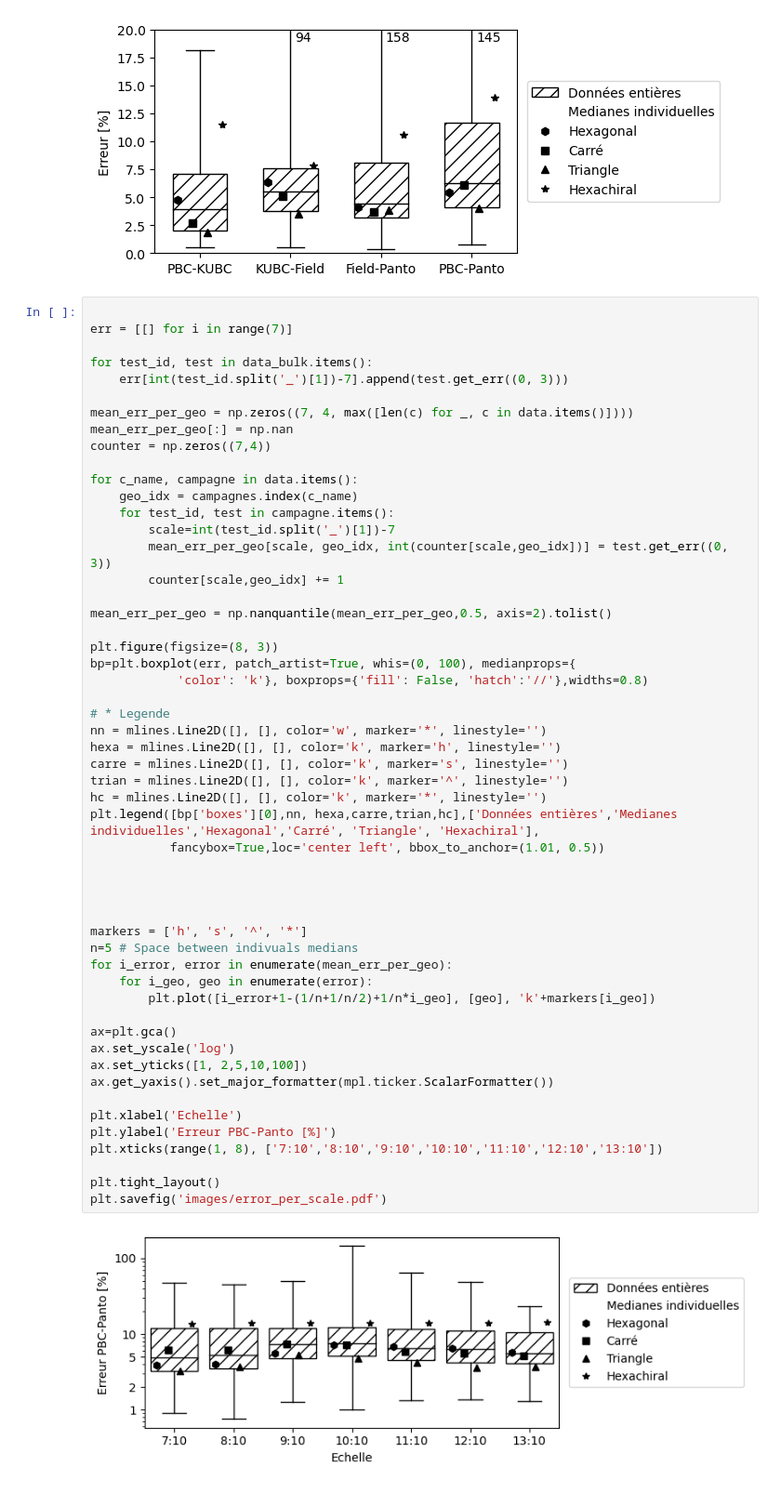
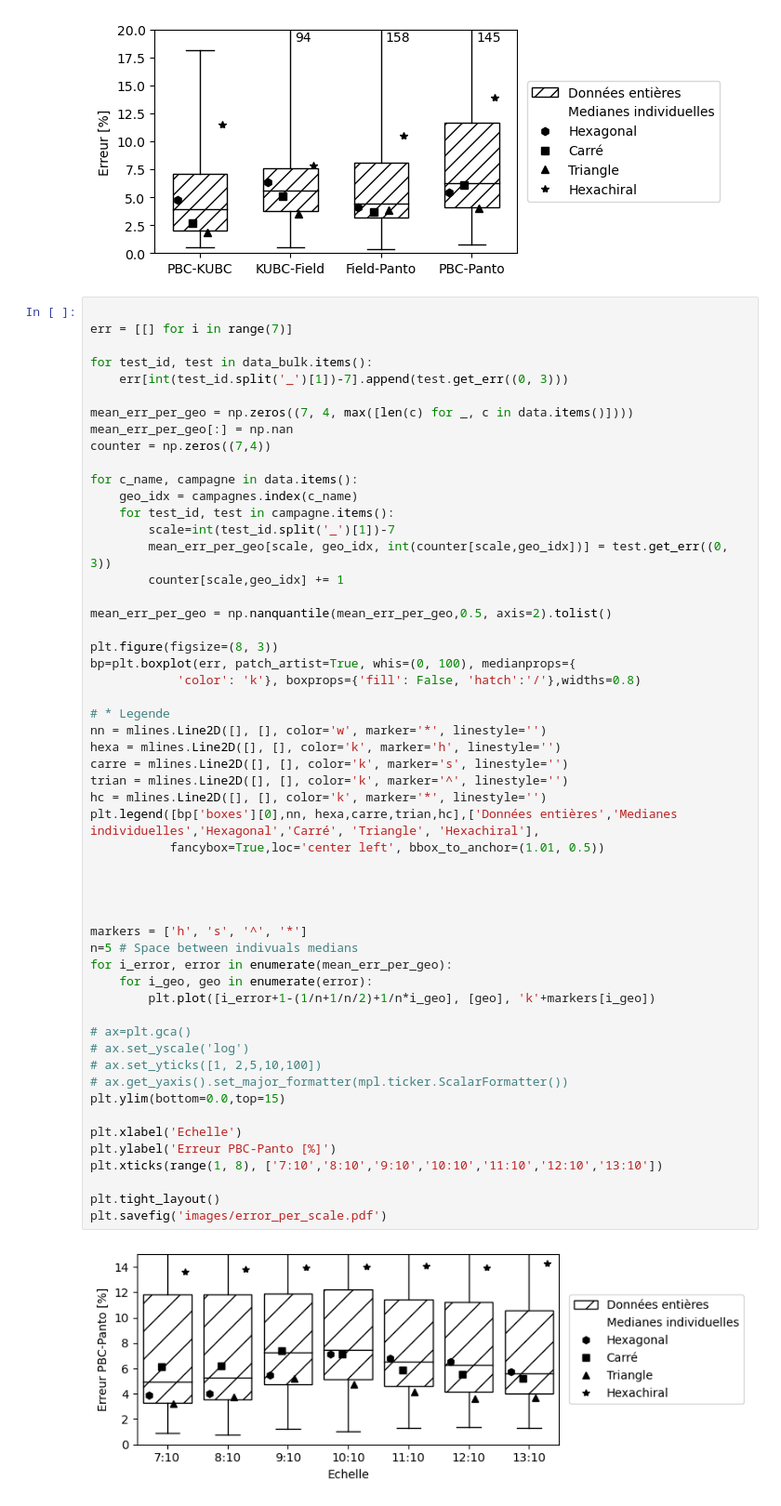
Before and after one commit to h06e/abakubc, a Jupyter notebook: utilities/full_study.ipynb, the cells around one changed output. Shown at 93% size. Cells and saved outputs as stored; diff of their text form.

```diff
--- a/utilities/full_study.ipynb
+++ b/utilities/full_study.ipynb
@@ -112,36 +119,37 @@ mean_err_per_geo = np.nanquantile(mean_err_per_geo,0.5, axis=2).tolist()
 
 plt.figure(figsize=(8, 3))
 bp=plt.boxplot(err, patch_artist=True, whis=(0, 100), medianprops={
-            'color': 'k'}, boxprops={'fill': False, 'hatch':'//'},widths=0.8)
+            'color': 'k'}, boxprops={'fill': False, 'hatch':'/'},widths=0.8)
 
 # * Legende
 nn = mlines.Line2D([], [], color='w', marker='*', linestyle='')
 hexa = mlines.Line2D([], [], color='k', marker='h', linestyle='')
 carre = mlines.Line2D([], [], color='k', marker='s', linestyle='')
 trian = mlines.Line2D([], [], color='k', marker='^', linestyle='')
 hc = mlines.Line2D([], [], color='k', marker='*', linestyle='')
 plt.legend([bp['boxes'][0],nn, hexa,carre,trian,hc],['Données entières','Medianes individuelles','Hexagonal','Carré', 'Triangle', 'Hexachiral'],
            fancybox=True,loc='center left', bbox_to_anchor=(1.01, 0.5))
 
 
 
 
 markers = ['h', 's', '^', '*']
 n=5 # Space between indivuals medians
 for i_error, error in enumerate(mean_err_per_geo):
     for i_geo, geo in enumerate(error):
         plt.plot([i_error+1-(1/n+1/n/2)+1/n*i_geo], [geo], 'k'+markers[i_geo])
 
-ax=plt.gca()
-ax.set_yscale('log')
-ax.set_yticks([1, 2,5,10,100])
-ax.get_yaxis().set_major_formatter(mpl.ticker.ScalarFormatter())
+# ax=plt.gca()
+# ax.set_yscale('log')
+# ax.set_yticks([1, 2,5,10,100])
+# ax.get_yaxis().set_major_formatter(mpl.ticker.ScalarFormatter())
+plt.ylim(bottom=0.0,top=15)
 
 plt.xlabel('Echelle')
 plt.ylabel('Erreur PBC-Panto [%]')
 plt.xticks(range(1, 8), ['7:10','8:10','9:10','10:10','11:10','12:10','13:10'])
 
 plt.tight_layout()
 plt.savefig('images/error_per_scale.pdf')
 # %% [output]
-[figure, old version]
+[figure, new version]
```
Also changed, not shown: parts of 8 cells of this notebook, 54 other files.
